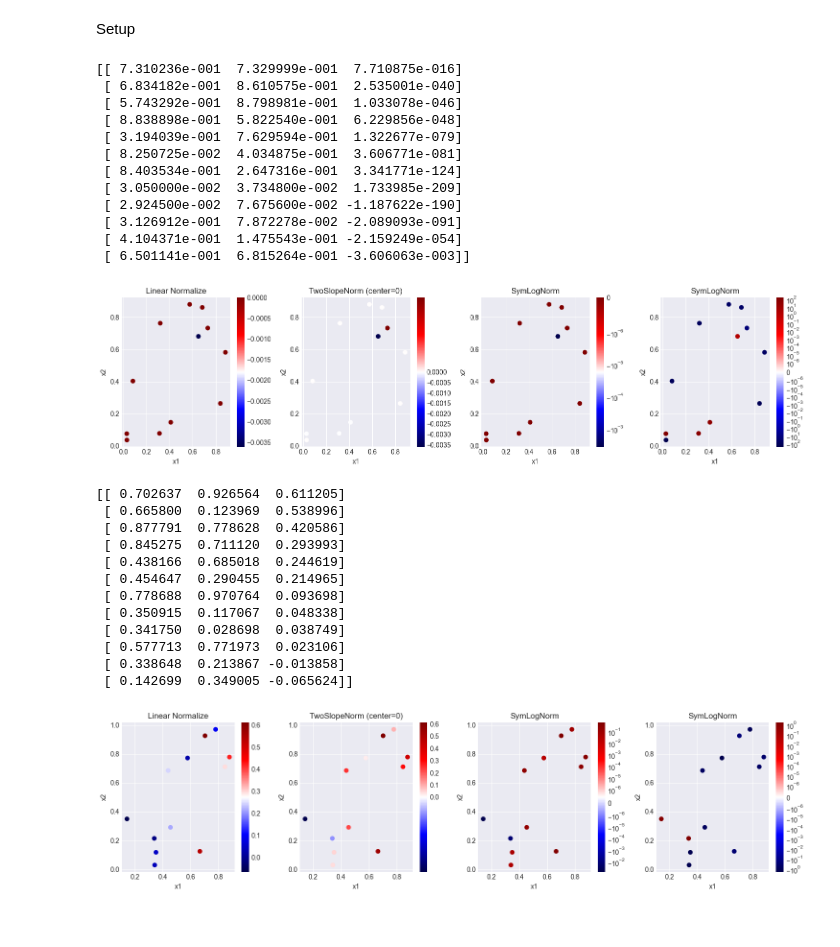
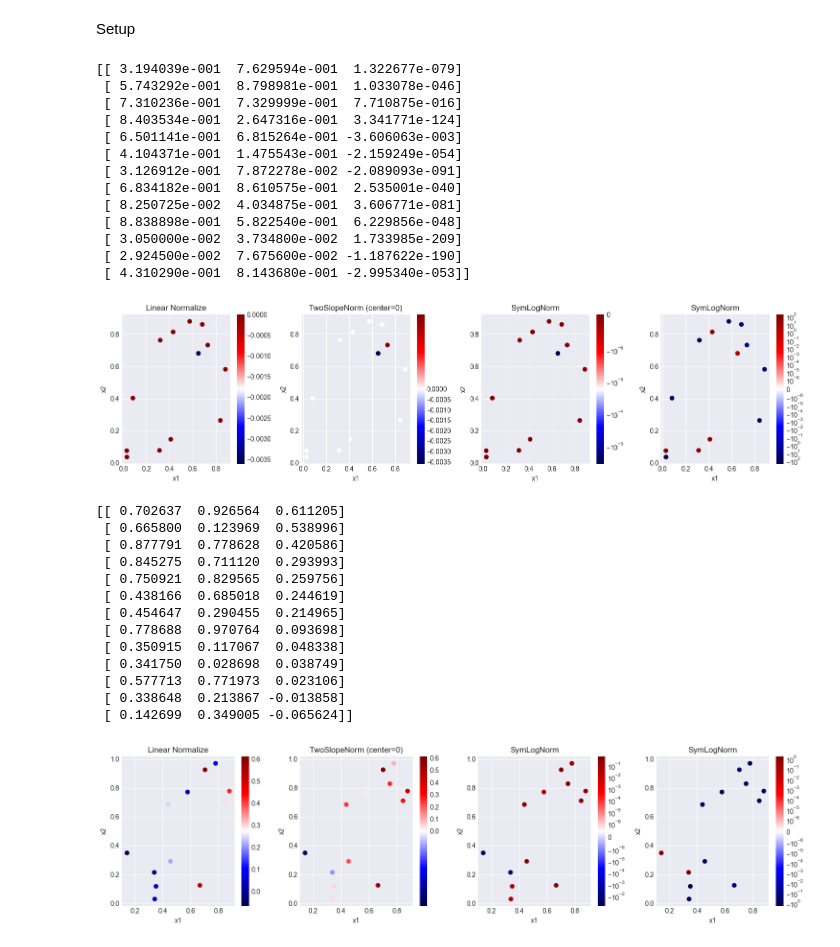
Before and after one commit to richardbatchelor/capstone, a Jupyter notebook: CapstoneHelp.ipynb, the cells around one changed output. Cells and saved outputs as stored; diff of their text form; code cells hidden in the pictures.

```diff
--- a/CapstoneHelp.ipynb
+++ b/CapstoneHelp.ipynb
@@ -77,15 +77,16 @@ def combineInitialDataAndSubmissionsToDate(functionNo):
 
     return combined_Inputs, combined_Outputs
 
-def lexiSort(arr):
-    return arr[np.argsort(arr[:, 2])[::-1]]
+
+def sortByLargestOutputDescending(arr):
+    return  arr[np.argsort(arr[:, 2])[::-1]]
 # %%
 f1_Inputs, f1_Outputs = combineInitialDataAndSubmissionsToDate(1)
 
 f1_inputOutput = np.column_stack((f1_Inputs, f1_Outputs))
-f1_inputOutputSorted = lexiSort(f1_inputOutput)
+f1_inputOutputSorted = sortByLargestOutputDescending(f1_inputOutput)
 
-print(np.array2string(f1_inputOutputSorted, floatmode='fixed', precision=6))
+print(np.array2string(f1_inputOutput, floatmode='fixed', precision=6))
 
 x, y, z = np.split(f1_inputOutputSorted, 3, axis=1)
 
@@ -104,47 +105,48 @@ plt.colorbar(sc1, ax=axes[0])
 # 2️⃣ TwoSlopeNorm (centered at zero)
 norm2 = TwoSlopeNorm(vmin=z.min(), vcenter=0, vmax=z.max())
 sc2 = axes[1].scatter(x, y, c=z, cmap="seismic", norm=norm2)
 axes[1].set_title("TwoSlopeNorm (center=0)")
 plt.colorbar(sc2, ax=axes[1])
 
 # 3️⃣ SymLogNorm (best for huge magnitude differences)
 norm3 = SymLogNorm(linthresh=1e-6, vmin=z.min(), vmax=z.max())
 sc3 = axes[2].scatter(x, y, c=z, cmap="seismic", norm=norm3)
 axes[2].set_title("SymLogNorm")
 plt.colorbar(sc3, ax=axes[2])
 
 z_plot = np.sign(z) * np.log10(np.abs(z) + 1e-300)
 norm4 = SymLogNorm(linthresh=1e-6, vmin=z_plot.min(), vmax=z_plot.max())
 sc4 = axes[3].scatter(x, y, c=z_plot, cmap="seismic", norm=norm4)
 axes[3].set_title("SymLogNorm")
 plt.colorbar(sc4, ax=axes[3])
 
 
 for ax in axes:
     ax.set_xlabel("x1")
     ax.set_ylabel("x2")
 
 plt.tight_layout()
 plt.show()
 # %% [output]
-[[ 7.310236e-001  7.329999e-001  7.710875e-016]
+[[ 3.194039e-001  7.629594e-001  1.322677e-079]
+ [ 5.743292e-001  8.798981e-001  1.033078e-046]
+ [ 7.310236e-001  7.329999e-001  7.710875e-016]
+ [ 8.403534e-001  2.647316e-001  3.341771e-124]
+ [ 6.501141e-001  6.815264e-001 -3.606063e-003]
+ [ 4.104371e-001  1.475543e-001 -2.159249e-054]
+ [ 3.126912e-001  7.872278e-002 -2.089093e-091]
  [ 6.834182e-001  8.610575e-001  2.535001e-040]
- [ 5.743292e-001  8.798981e-001  1.033078e-046]
+ [ 8.250725e-002  4.034875e-001  3.606771e-081]
  [ 8.838898e-001  5.822540e-001  6.229856e-048]
- [ 3.194039e-001  7.629594e-001  1.322677e-079]
- [ 8.250725e-002  4.034875e-001  3.606771e-081]
- [ 8.403534e-001  2.647316e-001  3.341771e-124]
  [ 3.050000e-002  3.734800e-002  1.733985e-209]
  [ 2.924500e-002  7.675600e-002 -1.187622e-190]
- [ 3.126912e-001  7.872278e-002 -2.089093e-091]
- [ 4.104371e-001  1.475543e-001 -2.159249e-054]
- [ 6.501141e-001  6.815264e-001 -3.606063e-003]]
+ [ 4.310290e-001  8.143680e-001 -2.995340e-053]]
-[figure, old version]
+[figure, new version]
 # %%
 f2_Inputs, f2_Outputs = combineInitialDataAndSubmissionsToDate(2)
 
 f2_inputOutput = np.column_stack((f2_Inputs, f2_Outputs))
-f2_inputOutputSorted = lexiSort(f2_inputOutput)
+f2_inputOutputSorted = sortByLargestOutputDescending(f2_inputOutput)
 
 print(np.array2string(f2_inputOutputSorted, floatmode='fixed', precision=6))
 
@@ -191,6 +193,7 @@ plt.show()
  [ 0.665800  0.123969  0.538996]
  [ 0.877791  0.778628  0.420586]
  [ 0.845275  0.711120  0.293993]
+ [ 0.750921  0.829565  0.259756]
  [ 0.438166  0.685018  0.244619]
  [ 0.454647  0.290455  0.214965]
  [ 0.778688  0.970764  0.093698]
@@ -199,4 +202,4 @@ plt.show()
  [ 0.577713  0.771973  0.023106]
  [ 0.338648  0.213867 -0.013858]
  [ 0.142699  0.349005 -0.065624]]
-[figure, old version]
+[figure, new version]
```
Also changed, not shown: 4 other files.
